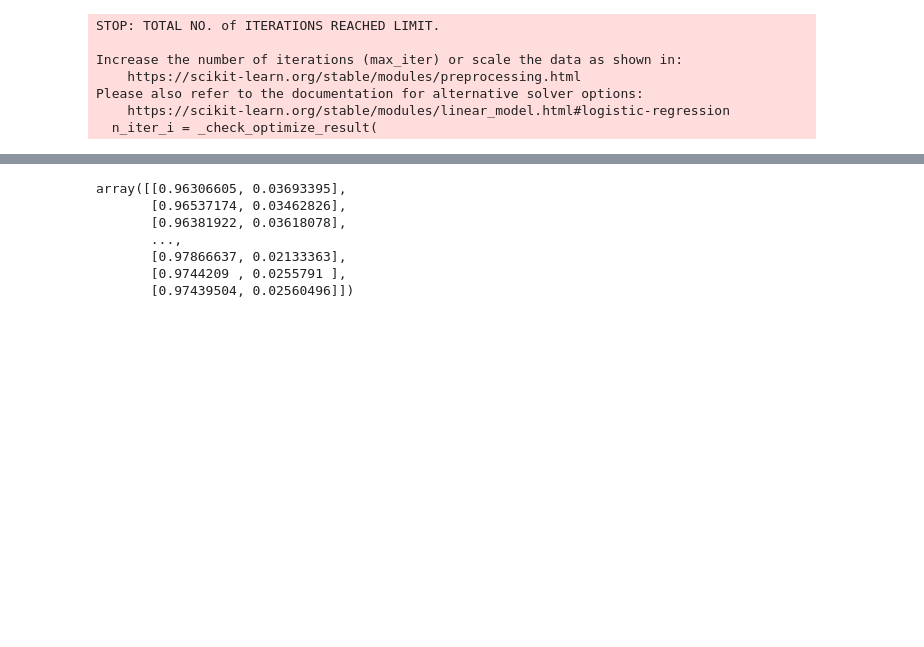
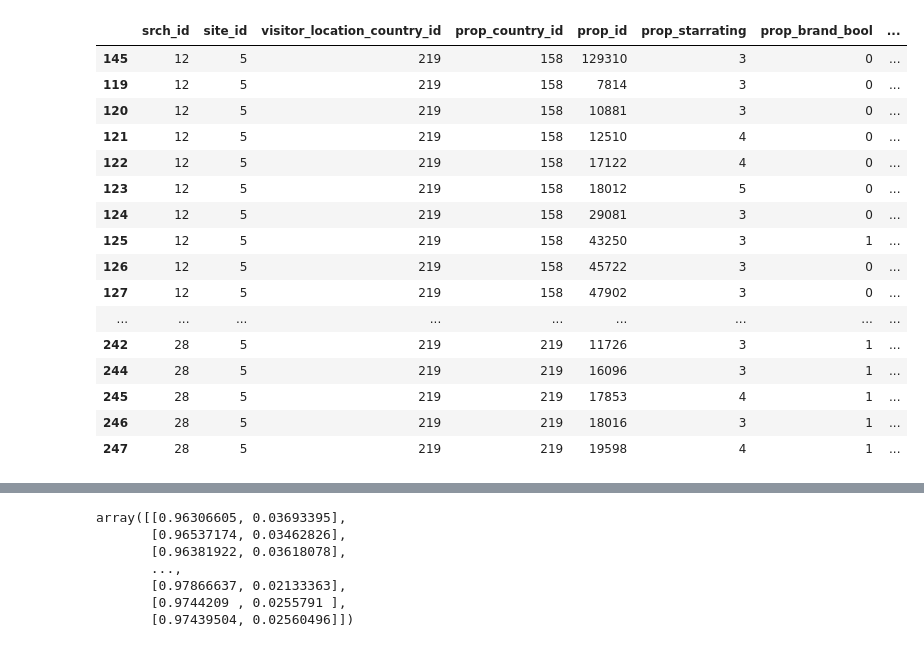
Before and after one commit to rapsac2010/learning-to-rank-expedia-vu, a Jupyter notebook: src/eda_ch.ipynb, the cells around one changed output, grey strips where cells are left out. Saved outputs shown, nothing was run; the diff lists cells and outputs as text; code cells hidden in the pictures; blank space fills up the shorter version.

```diff
--- a/src/eda_ch.ipynb
+++ b/src/eda_ch.ipynb
@@ -12,6 +12,7 @@ import numpy as np
 from joblib import dump, load
 
 pd.set_option('display.max_rows', 500)
+pd.set_option('display.max_columns', None)
 # %%
 # Read config.ini file
 config = configparser.ConfigParser()
@@ -46,10 +47,14 @@ def binary_target(row):
 def drop_cols(df, cols):
     return df.drop(cols, axis=1)
 # %%
+df_1 = df
+
+# Construct target and drop leaky columns
+df_1['target'] = df_1.apply(binary_target, axis=1)
+df_1['grades'] = df_1.apply(construct_target, axis=1)
+df_1 = df_1.drop(['random_bool', 'click_bool', 'booking_bool', 'date_time', 'gross_bookings_usd'], axis=1)
+
 ## Test: Drop all columns with NaNs
-df_1 = df
 df_1 = df_1.dropna(axis=1)
-df_1['target'] = df_1.apply(binary_target, axis=1)
-df_1 = df_1.drop(['random_bool', 'click_bool', 'booking_bool', 'date_time'], axis=1)
 df_1
 # %% [output]
@@ -78,24 +78,48 @@ from sklearn.model_selection import GroupShuffleSplit
 from sklearn.metrics import roc_auc_score
 
 # Split data
-X = df_1.drop('target', axis=1)
-y = df_1['target']
+# splitter = GroupShuffleSplit(test_size=.20, n_splits=2, random_state = 7)
+# split = splitter.split(X, groups=X['srch_id'])
+# train_inds, test_inds = next(split)
 
-splitter = GroupShuffleSplit(test_size=.20, n_splits=2, random_state = 7)
-split = splitter.split(X, groups=X['srch_id'])
-train_inds, test_inds = next(split)
+# X = df_1.drop(['target', 'grades'], axis=1)
+# y = df_1['target']
+# y_grades = df['grades']
 
 
-X_train, X_test, y_train, y_test = X.iloc[train_inds], X.iloc[test_inds], y.iloc[train_inds], y.iloc[test_inds]
+def train_test_split(df, target_str, test_size=.2):
+    splitter = GroupShuffleSplit(test_size=test_size, n_splits=2, random_state = 7)
+    split = splitter.split(df, groups=df['srch_id'])
+    train_inds, test_inds = next(split)
 
-log_reg = LogisticRegression()
-log_reg.fit(X_train, y_train)
-preds1 = log_reg.predict_proba(X_test)
+    df_ideal = df.iloc[test_inds].copy().sort_values(by=['srch_id', 'grades'], ascending=[True, False], inplace=False)
+
+    X = df_1.drop(['target', 'grades'], axis=1)
+    y = df_1[target_str]
+    X_train, X_test, y_train, y_test, test_ideal = X.iloc[train_inds], X.iloc[test_inds], y.iloc[train_inds], y.iloc[test_inds], df_ideal,
+
+
+    return X_train, X_test, y_train, y_test, test_ideal
+
+
+X_train, X_test, y_train, y_test, test_ideal = train_test_split(df_1, 'target')
-# %% [output]
-STOP: TOTAL NO. of ITERATIONS REACHED LIMIT.
-
-Increase the number of iterations (max_iter) or scale the data as shown in:
-    https://scikit-learn.org/stable/modules/preprocessing.html
-Please also refer to the documentation for alternative solver options:
-    https://scikit-learn.org/stable/modules/linear_model.html#logistic-regression
-  n_iter_i = _check_optimize_result(
+# %%
+test_ideal[:100]
+# %% [output]
+|  | srch_id | site_id | visitor_location_country_id | prop_country_id | prop_id | prop_starrating | prop_brand_bool | ... |
+| 145 | 12 | 5 | 219 | 158 | 129310 | 3 | 0 | ... |
+| 119 | 12 | 5 | 219 | 158 | 7814 | 3 | 0 | ... |
+| 120 | 12 | 5 | 219 | 158 | 10881 | 3 | 0 | ... |
+| 121 | 12 | 5 | 219 | 158 | 12510 | 4 | 0 | ... |
+| 122 | 12 | 5 | 219 | 158 | 17122 | 4 | 0 | ... |
+| 123 | 12 | 5 | 219 | 158 | 18012 | 5 | 0 | ... |
+| 124 | 12 | 5 | 219 | 158 | 29081 | 3 | 0 | ... |
+| 125 | 12 | 5 | 219 | 158 | 43250 | 3 | 1 | ... |
+| 126 | 12 | 5 | 219 | 158 | 45722 | 3 | 0 | ... |
+| 127 | 12 | 5 | 219 | 158 | 47902 | 3 | 0 | ... |
+| ... | ... | ... | ... | ... | ... | ... | ... | ... |
+| 242 | 28 | 5 | 219 | 219 | 11726 | 3 | 1 | ... |
+| 244 | 28 | 5 | 219 | 219 | 16096 | 3 | 1 | ... |
+| 245 | 28 | 5 | 219 | 219 | 17853 | 4 | 1 | ... |
+| 246 | 28 | 5 | 219 | 219 | 18016 | 3 | 1 | ... |
+| 247 | 28 | 5 | 219 | 219 | 19598 | 4 | 1 | ... |
```
Also changed, not shown: parts of 9 cells of this notebook.
